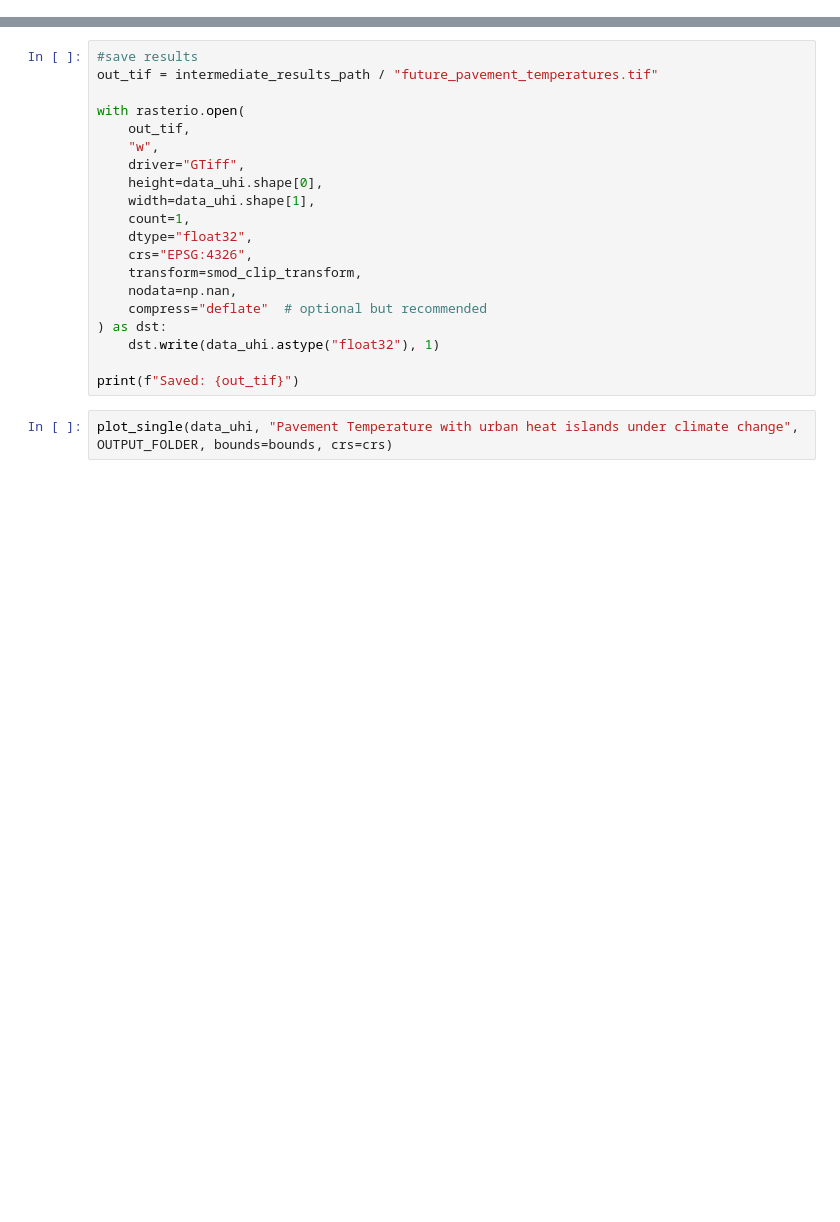
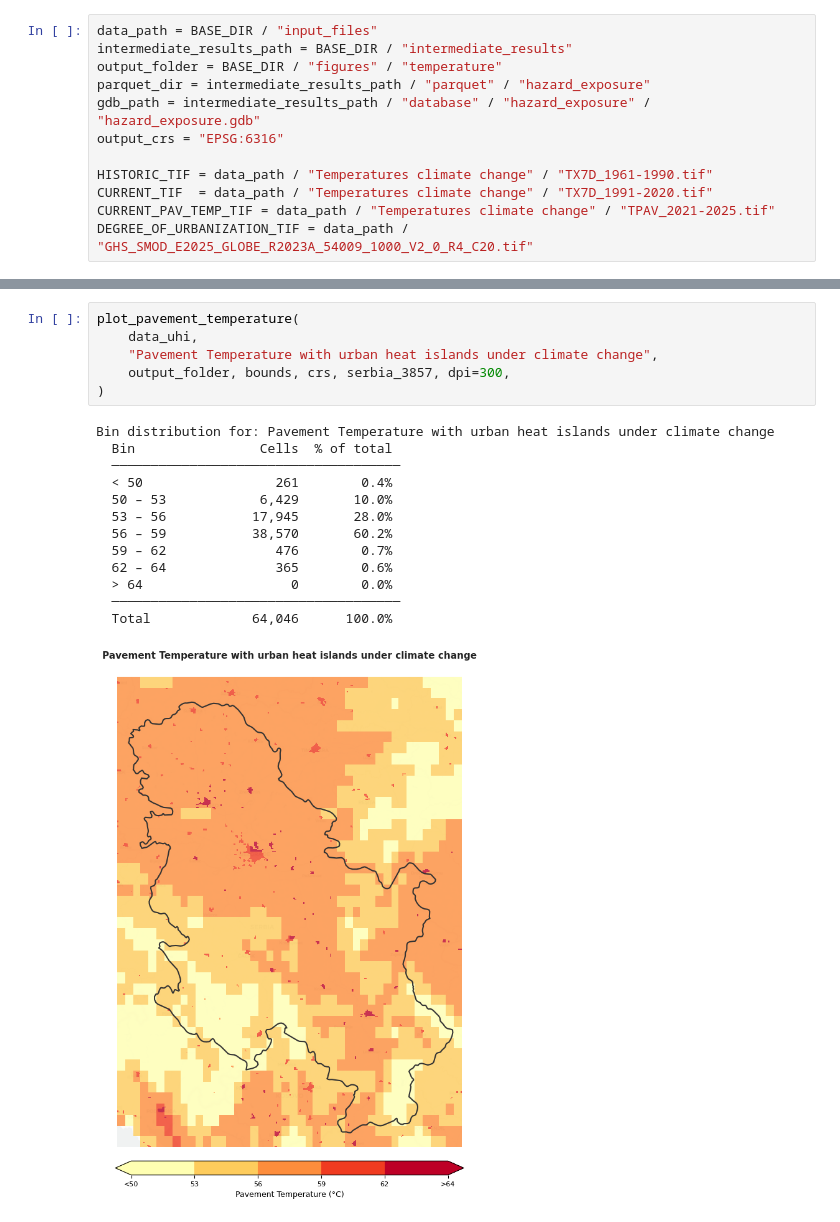
Before and after one commit to VU-IVM/Criticality-Analysis-Roads-Serbia, a Jupyter notebook: notebooks/4c_Temperature.ipynb, the cells around one changed output, grey strips where cells are left out. Drawn from its saved outputs; the diff is of its cells as text; blank space fills up the shorter version.

```diff
--- a/notebooks/4c_Temperature.ipynb
+++ b/notebooks/4c_Temperature.ipynb
@@ -31 +61,13 @@ Edit the variables in the cell below before running.
+# %%
+data_path = BASE_DIR / "input_files"
+intermediate_results_path = BASE_DIR / "intermediate_results"
+output_folder = BASE_DIR / "figures" / "temperature"
+parquet_dir = intermediate_results_path / "parquet" / "hazard_exposure"
+gdb_path = intermediate_results_path / "database" / "hazard_exposure" / "hazard_exposure.gdb"
+output_crs = "EPSG:6316"
+
+HISTORIC_TIF = data_path / "Temperatures climate change" / "TX7D_1961-1990.tif"
+CURRENT_TIF  = data_path / "Temperatures climate change" / "TX7D_1991-2020.tif"
+CURRENT_PAV_TEMP_TIF = data_path / "Temperatures climate change" / "TPAV_2021-2025.tif"
+DEGREE_OF_URBANIZATION_TIF = data_path / "GHS_SMOD_E2025_GLOBE_R2023A_54009_1000_V2_0_R4_C20.tif"
 # %%
@@ -520,22 +143,20 @@ print(f"Max          : {np.nanmax(data_uhi):.2f} °C")
-# %%
-#save results
-out_tif = intermediate_results_path / "future_pavement_temperatures.tif"
-
-with rasterio.open(
-    out_tif,
-    "w",
-    driver="GTiff",
-    height=data_uhi.shape[0],
-    width=data_uhi.shape[1],
-    count=1,
-    dtype="float32",
-    crs="EPSG:4326",
-    transform=smod_clip_transform,
-    nodata=np.nan,
-    compress="deflate"  # optional but recommended
-) as dst:
-    dst.write(data_uhi.astype("float32"), 1)
-
-print(f"Saved: {out_tif}")
 # %%
-plot_single(data_uhi, "Pavement Temperature with urban heat islands under climate change", OUTPUT_FOLDER, bounds=bounds, crs=crs)
+plot_pavement_temperature(
+    data_uhi,
+    "Pavement Temperature with urban heat islands under climate change",
+    output_folder, bounds, crs, serbia_3857, dpi=300,
+)
+# %% [output]
+Bin distribution for: Pavement Temperature with urban heat islands under climate change
+  Bin                Cells  % of total
+  ─────────────────────────────────────
+  < 50                 261        0.4%
+  50 – 53            6,429       10.0%
+  53 – 56           17,945       28.0%
+  56 – 59           38,570       60.2%
+  59 – 62              476        0.7%
+  62 – 64              365        0.6%
+  > 64                   0        0.0%
+  ─────────────────────────────────────
+  Total             64,046      100.0%
+[figure, added]
```
Also changed, not shown: parts of 20 cells of this notebook, 7 other files.
